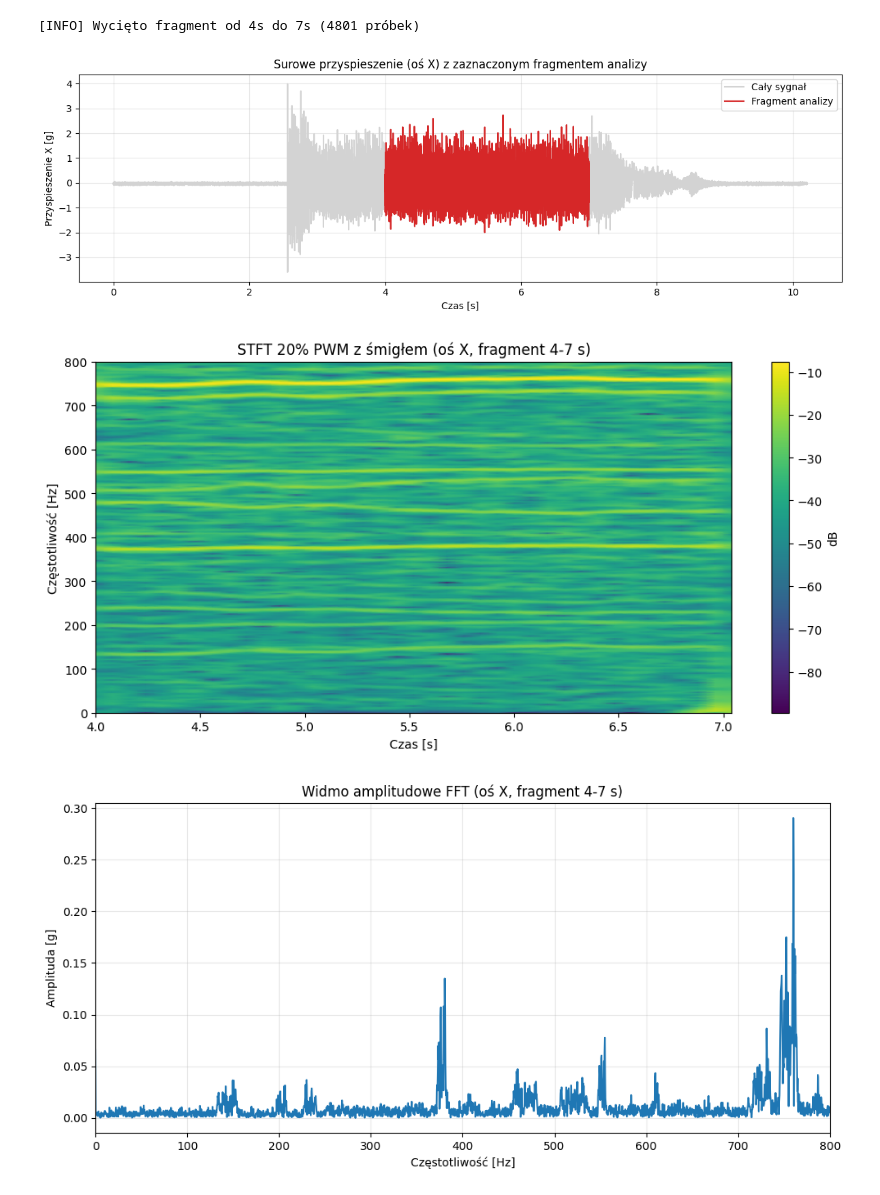
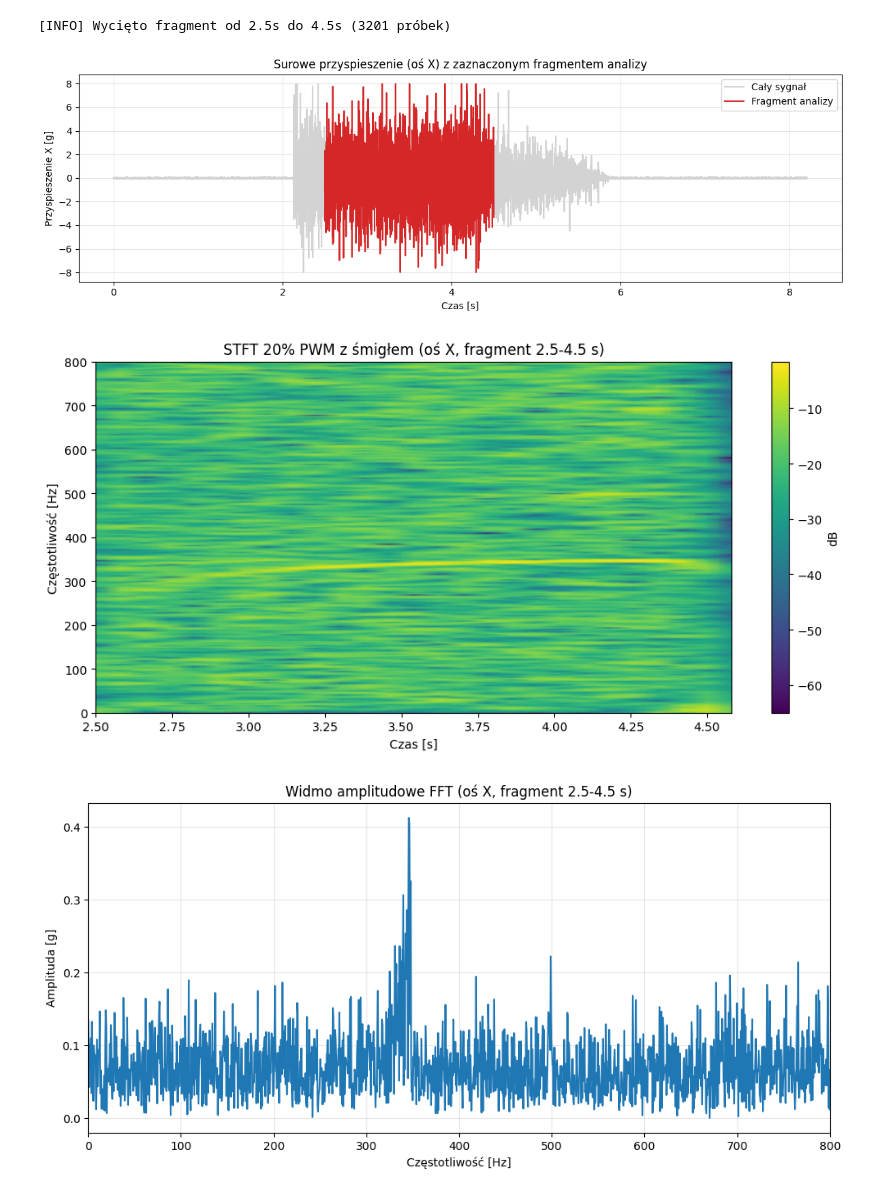
Before and after one commit to ThisIsSzimon/STM32-Time-Frequency-Analysis, a Jupyter notebook: Core/Python/test.ipynb, the cells around one changed output. Cells and saved outputs as stored; diff of their text form; code cells hidden in the pictures.

```diff
--- a/Core/Python/test.ipynb
+++ b/Core/Python/test.ipynb
@@ -8,15 +8,15 @@ fs = 1600           # częstotliwość próbkowania [Hz]
 lsb_to_g = 0.0039   # przelicznik LSB -> g (FULL_RES = 3.9 mg/LSB)
 
 # Wczytanie danych
-df = pd.read_csv('data/pomiar_z_20.csv')
+df = pd.read_csv('data/wiertarka/01_wiertarka_3200Hz.csv')
 
 df['X_g'] = df['X'] * lsb_to_g
 t = df['czas [s]'].to_numpy()
 x_raw = df['X_g'].to_numpy()
 
 # przedział analizy
-t_start = 4
-t_end   = 7
+t_start = 2.5
+t_end   = 4.5
 mask = (t >= t_start) & (t <= t_end)
 t_seg = t[mask]
 x_seg = x_raw[mask]
@@ -50,34 +50,34 @@ f, tt, Sxx = signal.stft(x_hp, fs=fs, window='hann', nperseg=512, noverlap=384)
 plt.figure(figsize=(10, 5))
 plt.pcolormesh(tt + t_start, f, 20*np.log10(np.abs(Sxx)), shading='gouraud')
 plt.ylim(0, 800)
 plt.xlabel('Czas [s]')
 plt.ylabel('Częstotliwość [Hz]')
 plt.title(f'STFT 20% PWM z śmigłem (oś X, fragment {t_start}-{t_end} s)')
 plt.colorbar(label='dB')
 plt.tight_layout()
 plt.show()
 
 # Widmo (FFT)
 N = len(x_seg)
 T = 1 / fs
 Xf = np.fft.fft(x_seg)
 freqs = np.fft.fftfreq(N, T)
 
 pos_mask = freqs >= 0
 freqs = freqs[pos_mask]
 amp = 2.0 / N * np.abs(Xf[pos_mask])
 
 plt.figure(figsize=(10,5))
 plt.plot(freqs, amp, color='#1f77b4')
 plt.xlim(0, 800)
 plt.xlabel('Częstotliwość [Hz]')
 plt.ylabel('Amplituda [g]')
 plt.title(f'Widmo amplitudowe FFT (oś X, fragment {t_start}-{t_end} s)')
 plt.grid(True, alpha=0.3)
 plt.tight_layout()
 plt.show()
 # %% [output]
-[INFO] Wycięto fragment od 4s do 7s (4801 próbek)
+[INFO] Wycięto fragment od 2.5s do 4.5s (3201 próbek)
-[figure, old version]
+[figure, new version]
-[figure, old version]
+[figure, new version]
-[figure, old version]
+[figure, new version]
```
Also changed, not shown: 14 other files.
